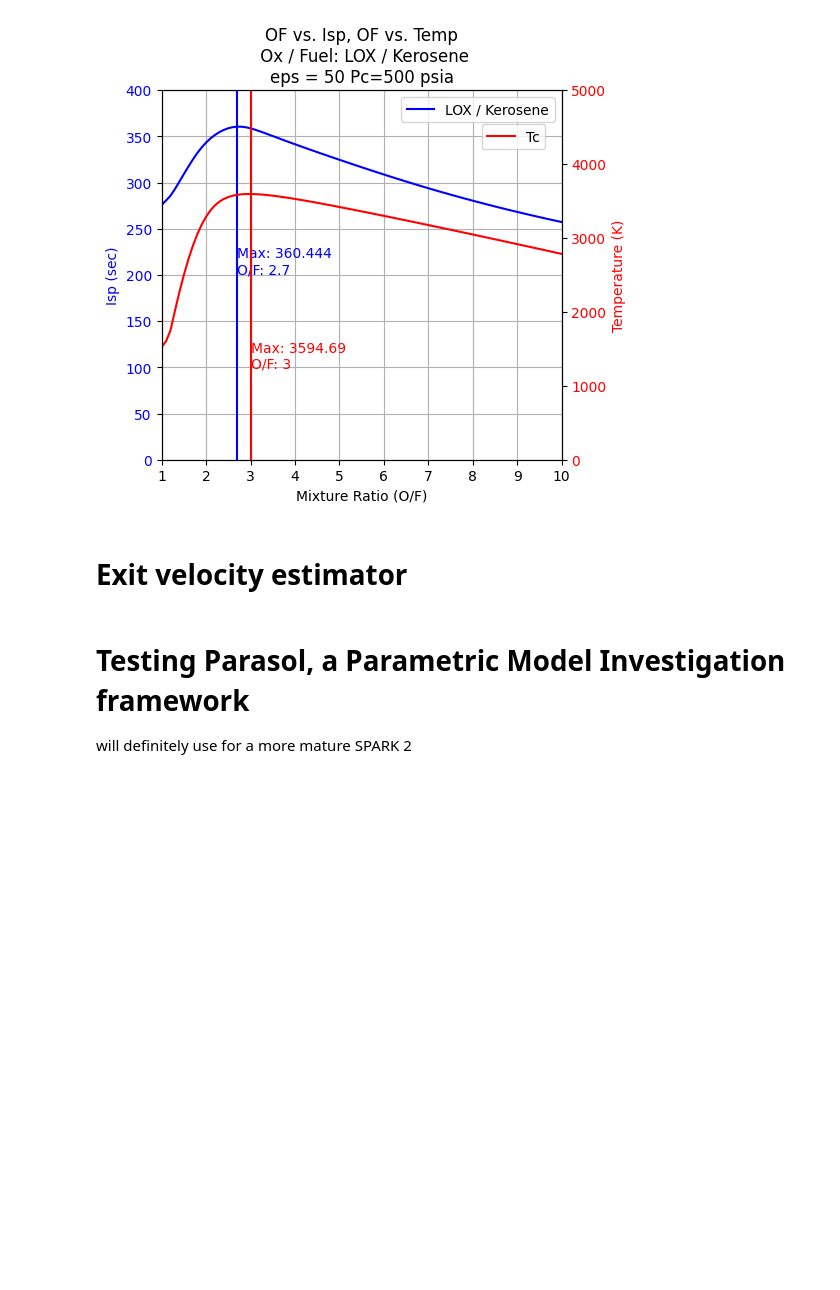
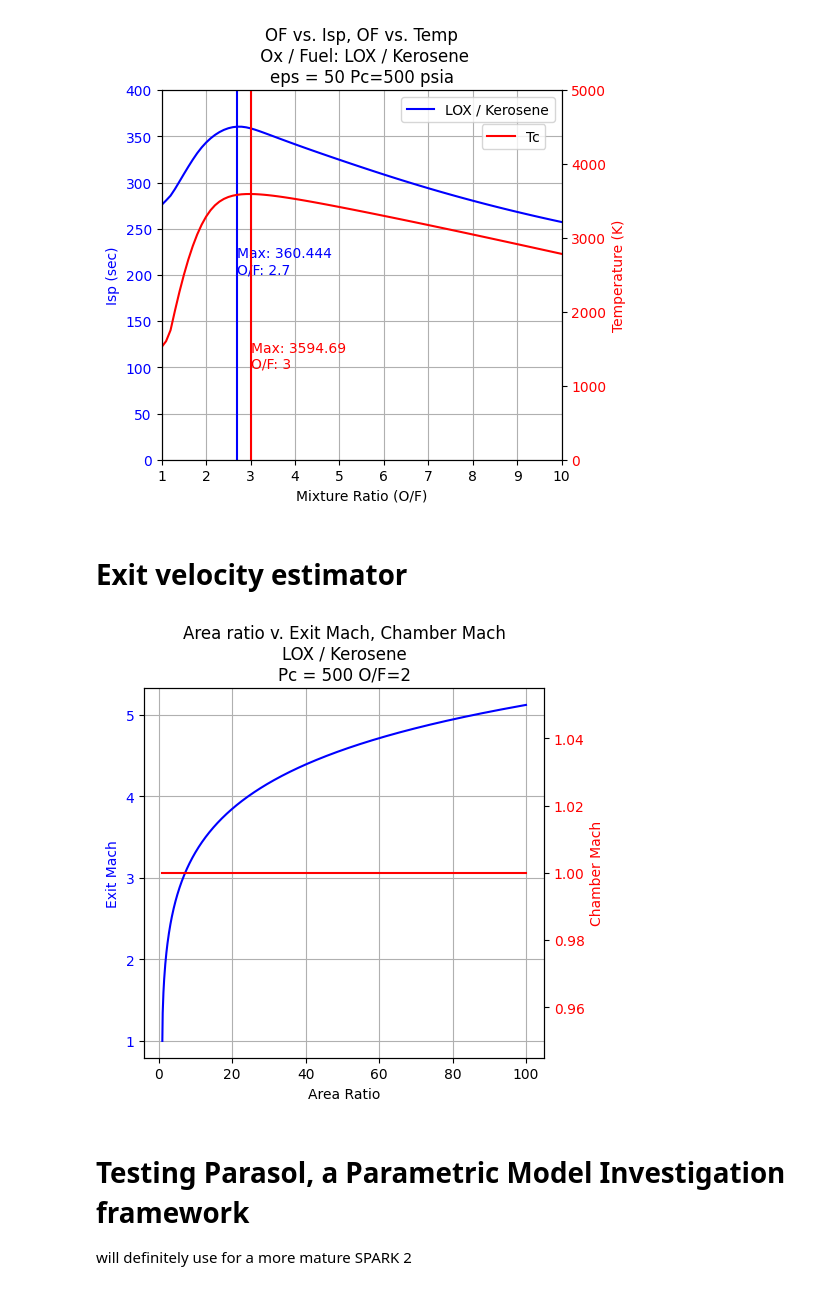
Before and after one commit to 2d1ff1cult/UNLV_SEDS_SPARK2, a Jupyter notebook: SPARK2_RocketCEA.ipynb, the cells around one changed output. Saved outputs shown, nothing was run; the diff lists cells and outputs as text; code cells hidden in the pictures; blank space fills up the shorter version.

```diff
--- a/SPARK2_RocketCEA.ipynb
+++ b/SPARK2_RocketCEA.ipynb
@@ -468,72 +468,53 @@ plt.show()
 # %%
 # for single propellant mix and pressure use
 import matplotlib.pyplot as plt
 from rocketcea.cea_obj import CEA_Obj
 import pandas as pd
 
 fig, ax = plt.subplots()
 fig.subplots_adjust(right=0.75)
 
-kelvin = 0.5555555556 #how many kelvins in a rankine
-
-# use this to change grid bounds
-minx = 1  #default 0
-maxx = 10 #default 10
+exitplot = ax # defining primary plot
+chamberplot = ax.twinx()
 
 # sample pcL from quickstart guide of rocketcea
 Pc = 500.
-eps = 0.0
-MR = 0.0
+eps = 1.
+MR = 2.0
 
 # note that you can use common ox/fuels' equations
 ispObj = CEA_Obj(propName='', oxName='LOX', fuelName="Kerosene")
 
-isparr = []
-temprankine = []
-tempkelvin = []
-mrarr = []
+macharr = []
+chamberarr = []
+epsarr = []
 label = []
 
-while eps < 300.0:
-  isparr.append(ispObj.get_MachNumber(Pc=Pc, MR=MR,eps=eps))
-  mrarr.append(MR)
+while eps < 100.0:
+  macharr.append(ispObj.get_MachNumber(Pc=Pc, MR=MR,eps=eps))
+  chamberarr.append(ispObj.get_Chamber_MachNumber(Pc=Pc, MR=MR, fac_CR="None"))
+  epsarr.append(eps)
   eps += 0.1 # smaller for more precise data
 
-isp = ax # defining primary plot
+exitplot.plot(epsarr,macharr,'b',label="Exit Mach") # defining ispplot as primary
+chamberplot.plot(epsarr,chamberarr,'r',label="Chamber Mach")
 
-isp.plot(mrarr,isparr,'b',label=ispObj.desc) # defining ispplot as primary
+plt.title("Area ratio v. Exit Mach, Chamber Mach\n" + ispObj.desc + "\nPc = %g O/F=%g"%(Pc,MR))
+plt.xlabel('Area Ratio')
 
+exitplot.set_xlabel('Area Ratio')
+exitplot.set_ylabel('Exit Mach')
+exitplot.yaxis.label.set_color('blue')
+exitplot.tick_params(axis='y', labelcolor='blue')
 
-#change index for array for different TCA locations
-# 0 = chamber
-# 1 = throat
-# 2 = exit
-tempkelvin = [t[0] * kelvin for t in temprankine]
-print(isparr)
-print(tempkelvin)
-tempplot = temp.plot(mrarr,tempkelvin,'r',label='Tc')
-isp.set_xlabel('Mixture Ratio (O/F)')
-isp.set_ylabel('Isp (sec)')
-isp.yaxis.label.set_color('blue')
-isp.tick_params(axis='y', labelcolor='blue')
-isp.set_ylim([0,400])
+chamberplot.set_ylabel('Chamber Mach')
+chamberplot.yaxis.label.set_color('red')
+chamberplot.tick_params(axis='y', labelcolor='red')
 
-temp.set_ylabel("Temperature (K)", color='red')
-temp.yaxis.label.set_color('red')
-temp.tick_params(axis='y', labelcolor='red')
-temp.set_ylim([0,5000])
-
-isp.legend(loc='upper right')
-temp.legend(loc=[0.8,0.84])
-isp.grid(True)
-
-plt.xlim(minx,maxx)
-plt.title("OF vs. Isp, OF vs. Temp\n Ox / Fuel: " + ispObj.desc + "\neps = %g Pc=%g psia"%(eps,Pc))
-
-#findmax(xseries, yseries, axis, color)
-findmax(mrarr, isparr, isp,'b')
-findmax(mrarr,tempkelvin,temp,'r')
+exitplot.grid(True)
 plt.show()
+# %% [output]
+[figure, added]
 # %% [markdown]
 # Testing Parasol, a Parametric Model Investigation framework
 
```
